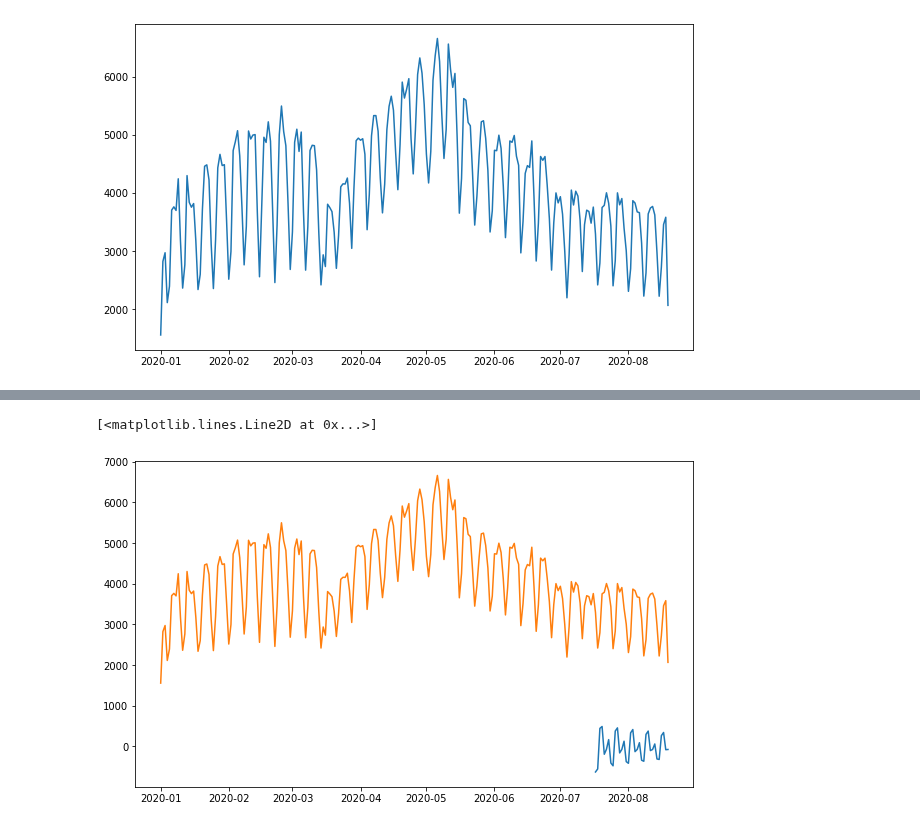
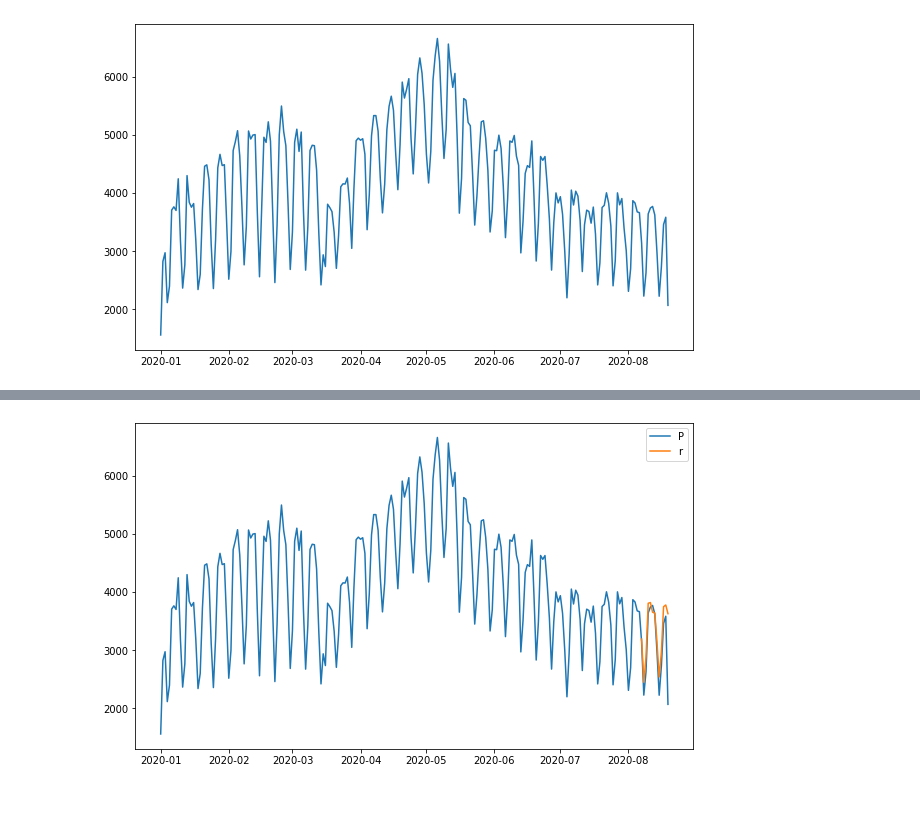
Before and after one commit to racenak/Time-Series-Forecasting, a Jupyter notebook: Web_Traffic.ipynb, the cells around one changed output, grey strips where cells are left out. Drawn from its saved outputs; the diff is of its cells as text; code cells hidden in the pictures; blank space fills up the shorter version.

```diff
--- a/Web_Traffic.ipynb
+++ b/Web_Traffic.ipynb
@@ -109,6 +118,6 @@ plt.plot(nor_df)
 # %%
-df_train = nor_df[:199].copy()
-df_test = nor_df[198:].copy()
+df_train = nor_df[:220].copy()
+df_test = nor_df[219:].copy()
 plt.plot(df_train)
 plt.plot(df_test)
 # %% [output]
@@ -154,8 +163,9 @@ Dua tren PACF, nen bat dau voi AR with lags 2,4,5,7
 # %%
 from statsmodels.tsa.arima.model import ARIMA
 
-# 1,2,0 ARIMA Model
-model = ARIMA(diff, order=(7,1,0))
+# 7,1,0 ARIMA Model
+
+model = ARIMA(df_train, order=(7,1,0))
 model_fit = model.fit()
 print(model_fit.summary())
 # %% [output]
@@ -205,7 +235,9 @@ predictions
 Freq: D, Name: predicted_mean, dtype: float64
 # %%
+plt.plot(nor_df)
 plt.plot(predictions)
-plt.plot(nor_df)
+plt.legend("Actual")
+plt.legend("Predict")
+plt.show()
 # %% [output]
-[<matplotlib.lines.Line2D at 0x...>]
-[figure, old version]
+[figure, new version]
```
Also changed, not shown: parts of 19 cells of this notebook, 1 other file.
